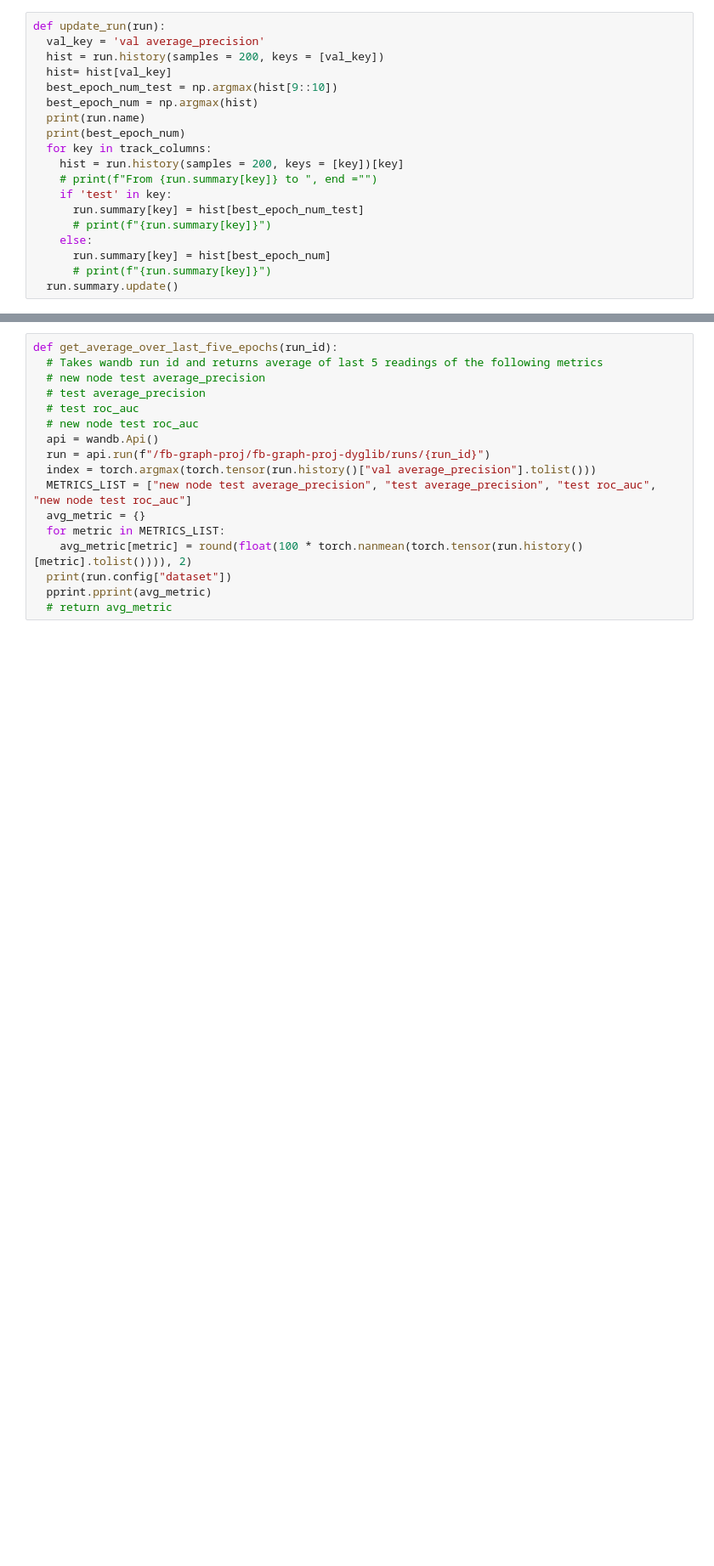
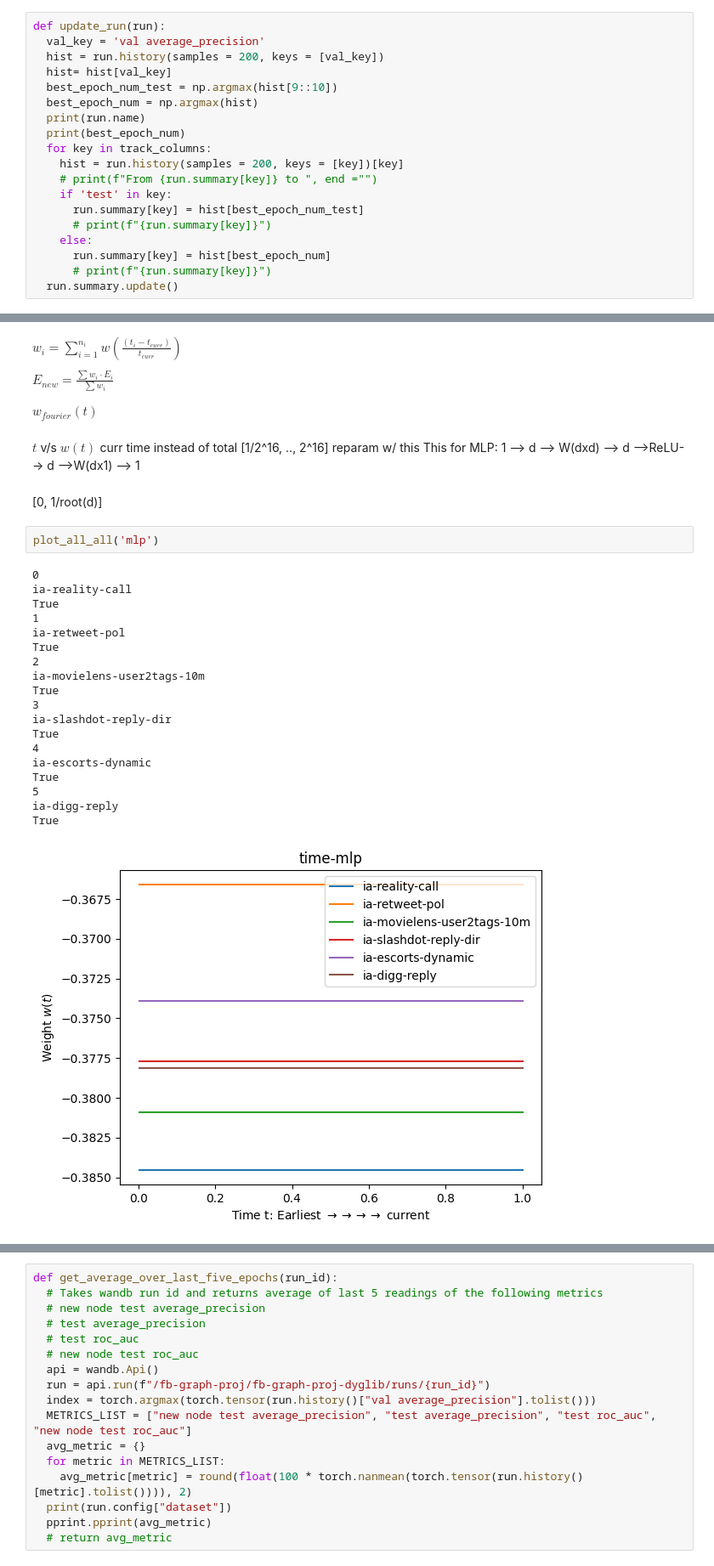
Before and after one commit to webster-781/DyGLib, a Jupyter notebook: scripts/result_processing.ipynb, the cells around one changed output, grey strips where cells are left out. Shown: that part at 85% size. Cells and saved outputs as stored; diff of their text form; blank space fills up the shorter version.

```diff
--- a/scripts/result_processing.ipynb
+++ b/scripts/result_processing.ipynb
@@ -80,0 +166,37 @@ def update_run(run):
+# %% [markdown]
+$w_i = \sum_{i=1}^{n_i} w(\frac{(t_i-t_{curr})}{t_{curr}})$
+
+$E_{new} = \frac{\sum{w_i \cdot E_i}}{\sum{w_i}}$
+
+$w_{fourier}(t)$
+# %% [markdown]
+$t$ v/s $w(t)$
+curr time instead of total
+[1/2^16, .., 2^16]
+reparam w/ this
+This for MLP:
+1 --> d --> W(dxd) --> d -->ReLU--> d -->W(dx1) --> 1
+# %% [markdown]
+[0, 1/root(d)]
+# %%
+plot_all_all('mlp')
+# %% [output]
+0
+ia-reality-call
+True
+1
+ia-retweet-pol
+True
+2
+ia-movielens-user2tags-10m
+True
+3
+ia-slashdot-reply-dir
+True
+4
+ia-escorts-dynamic
+True
+5
+ia-digg-reply
+True
+[figure, added]
```
Also changed, not shown: parts of 11 cells of this notebook, 1 other file.
